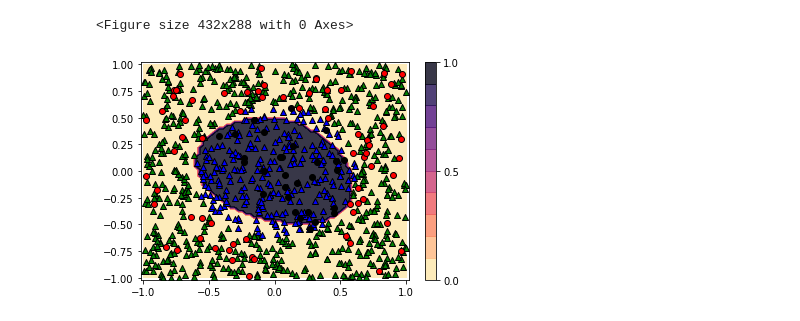
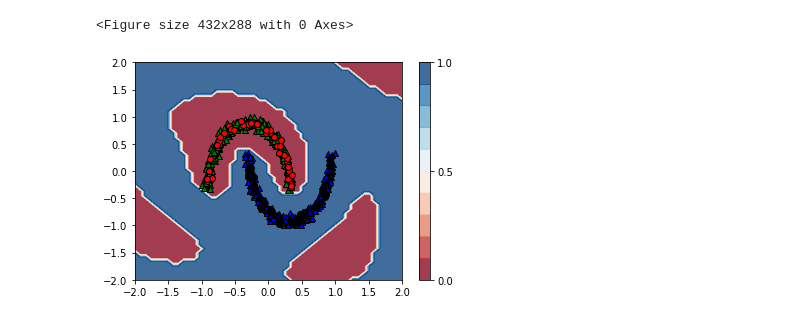
Before and after one commit to kareem1925/Ismailia-school-of-AI, a Jupyter notebook: quantum_gradients/universal_qubit_classifier_gradient_descent.ipynb, the cells around one changed output. Drawn from its saved outputs; the diff is of its cells as text; code cells hidden in the pictures.

```diff
--- a/quantum_gradients/universal_qubit_classifier_gradient_descent.ipynb
+++ b/quantum_gradients/universal_qubit_classifier_gradient_descent.ipynb
@@ -109,9 +108,9 @@ from sklearn.datasets import make_moons
 from sklearn.model_selection import train_test_split
 from sklearn.preprocessing import MinMaxScaler
 import matplotlib.pylab as plt
-X,l = _circle(1000)
-#X,l = make_moons(n_samples=900,random_state=0,noise=0.04)
-x_train,x_test,y_train,y_test = train_test_split(X,l,test_size=0.1,random_state=0)
+#X,l = _circle(1000)
+X,l = make_moons(n_samples=900,random_state=0,noise=0.04)
+x_train,x_test,y_train,y_test = train_test_split(X,l,test_size=0.1,random_state=0,stratify=l)
 print(x_train.shape,x_test.shape)
 scale = MinMaxScaler(feature_range=(-1,1)).fit(x_train)
 x_train = scale.transform(x_train)
@@ -160,27 +159,27 @@ def predict(params,X):
         return vals1
 # %%
 from tqdm import tqdm
-np.random.seed(5)
-params = np.random.randn(1,5,3)
+np.random.seed(100)
+params = np.random.rand(1,6,3)
 weights = params
-score = -np.inf
+score = np.inf
 lr = 0.2
 test_loss = []
-for i in range(500):
+for i in tqdm(range(1000)):
 
-    index = np.random.randint(0,len(x_train),5)
+    index = np.random.randint(0,len(x_train),20)
     x_batch,y_batch = x_train[index],y_train[index]
     #if i+1 == 500 or i+1 == 800:
      #   lr = lr - 0.05
     weights = optimize(weights,x_batch,y_batch,lr=lr)
 
-    res = [predict(weights,x) for x in x_test]
+    res = cost(weights,x_test,y_test)
     test_loss.append(res)
-    acc_test = accuracy_score(y_test,np.round(np.array(res)))
+    #acc_test = accuracy_score(y_test,np.round(np.array(res)))
 
-    if acc_test > score:
-        score = acc_test
+    if res < score:
+        score = res
         var = weights
     print(
-        "Epoch: {:2d} | testing accuracy: {:4f}".format(i+1,acc_test))
+        "Epoch: {:2d} | testing accuracy: {:4f}".format(i+1,res))
 # %% [output]
@@ -226,25 +225,25 @@ weighted avg       0.97      0.97      0.97       100
 # %%
-xx, yy = np.meshgrid(np.linspace(-1, 1, 70), np.linspace(-1, 1, 70))
+xx, yy = np.meshgrid(np.linspace(-2, 2, 50), np.linspace(-2, 2, 50))
 X_grid = [np.array([x, y]) for x, y in zip(xx.flatten(), yy.flatten())]
-X_grid = scale.transform(X_grid)
+#X_grid = scale.transform(X_grid)
 #X_grid = MinMaxScaler(feature_range=(-1,1)).fit_transform(X_grid)
 plt.figure()
-cm = plt.cm.magma_r
+
 predictions_grid = [predict(var, x) for x in X_grid]
 # %% [output]
 <Figure size 432x288 with 0 Axes>
 # %%
 Z = np.reshape(predictions_grid, xx.shape).round()
-
+cm = plt.cm.RdBu
 cnt = plt.contourf(xx, yy, Z, levels=np.arange(0., 1.1, 0.1), cmap=cm, alpha=.8)
 plt.colorbar(cnt, ticks=[0, 0.5, 1])
 plt.scatter(x_train[:, 0][y_train==0], x_train[:, 1][y_train==0], c='g', marker='^', edgecolors='k')
 plt.scatter(x_train[:, 0][y_train==1], x_train[:, 1][y_train==1], c='b', marker='^', edgecolors='k')
 plt.scatter(x_test[:, 0][y_test==0], x_test[:, 1][y_test==0], c='r', marker='o', edgecolors='k')
 plt.scatter(x_test[:, 0][y_test==1], x_test[:, 1][y_test==1], c='black', marker='o', edgecolors='k')
 
-plt.ylim(-1.02, 1.02)
-plt.xlim(-1.02, 1.02)
+#plt.ylim(-1.02, 1.02)
+#plt.xlim(-1.02, 1.02)
 plt.show()
 # %% [output]
-[figure, old version]
+[figure, new version]
```
Also changed, not shown: parts of 12 cells of this notebook.
